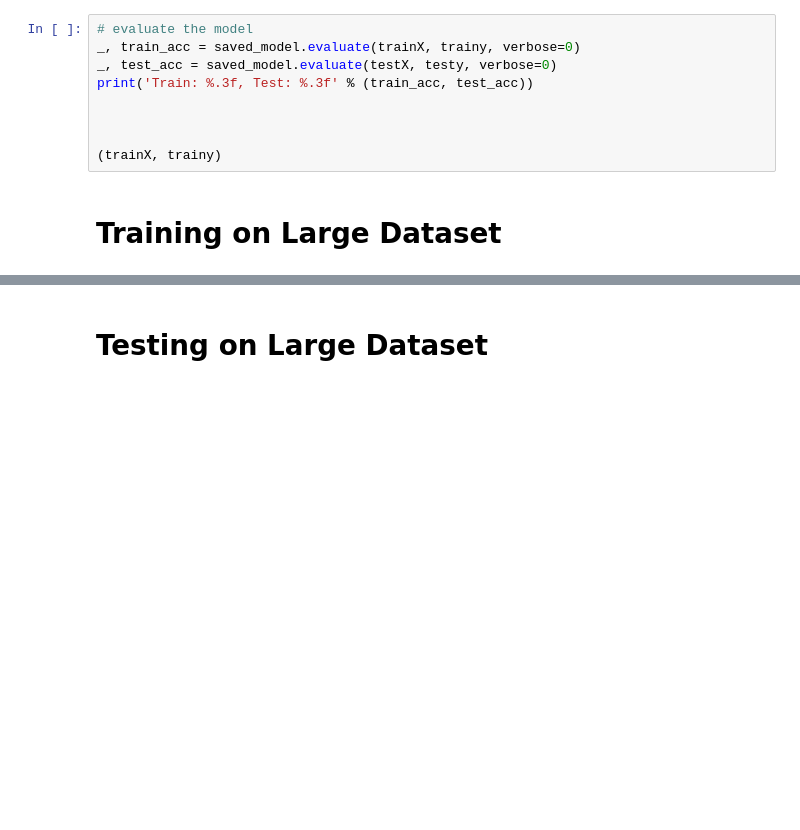
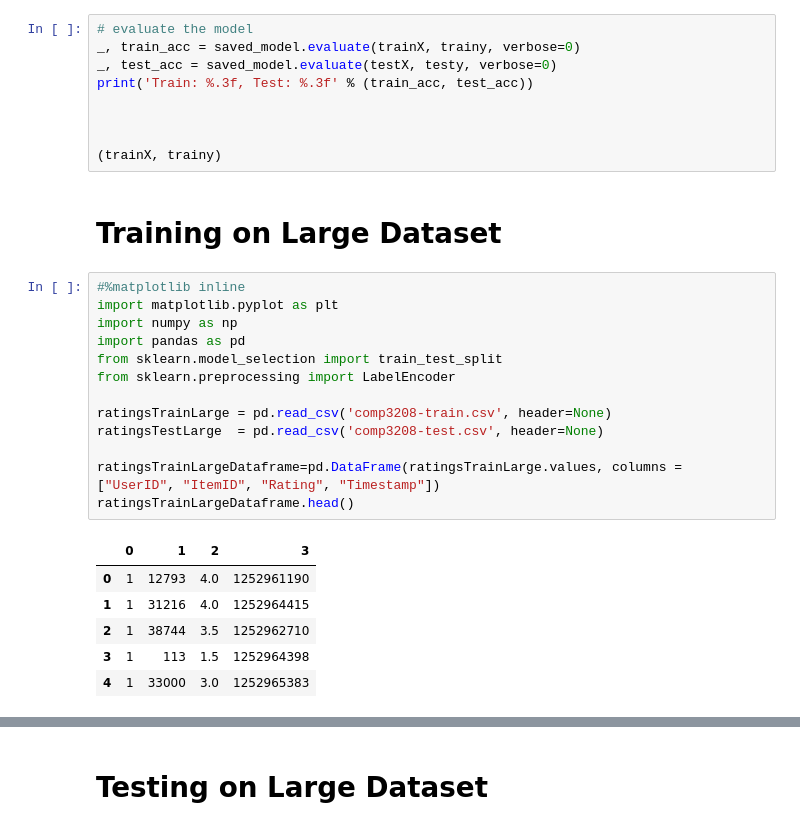
Before and after one commit to dm267/COMP3208_Social-Computing-Techniques, a Jupyter notebook: Recommender 2.ipynb, the cells around one changed output, grey strips where cells are left out. Saved outputs shown, nothing was run; the diff lists cells and outputs as text; blank space fills up the shorter version.

```diff
--- a/Recommender 2.ipynb
+++ b/Recommender 2.ipynb
@@ -172,3 +170,23 @@ print('Train: %.3f, Test: %.3f' % (train_acc, test_acc))
 (trainX, trainy)
 # %% [markdown]
 # Training on Large Dataset
+# %%
+#%matplotlib inline
+import matplotlib.pyplot as plt
+import numpy as np
+import pandas as pd
+from sklearn.model_selection import train_test_split
+from sklearn.preprocessing import LabelEncoder
+
+ratingsTrainLarge = pd.read_csv('comp3208-train.csv', header=None)
+ratingsTestLarge  = pd.read_csv('comp3208-test.csv', header=None)
+
+ratingsTrainLargeDataframe=pd.DataFrame(ratingsTrainLarge.values, columns = ["UserID", "ItemID", "Rating", "Timestamp"])
+ratingsTrainLargeDataframe.head()
+# %% [output]
+|  | 0 | 1 | 2 | 3 |
+| 0 | 1 | 12793 | 4.0 | 1252961190 |
+| 1 | 1 | 31216 | 4.0 | 1252964415 |
+| 2 | 1 | 38744 | 3.5 | 1252962710 |
+| 3 | 1 | 113 | 1.5 | 1252964398 |
+| 4 | 1 | 33000 | 3.0 | 1252965383 |
```
Also changed, not shown: parts of 13 cells of this notebook.
